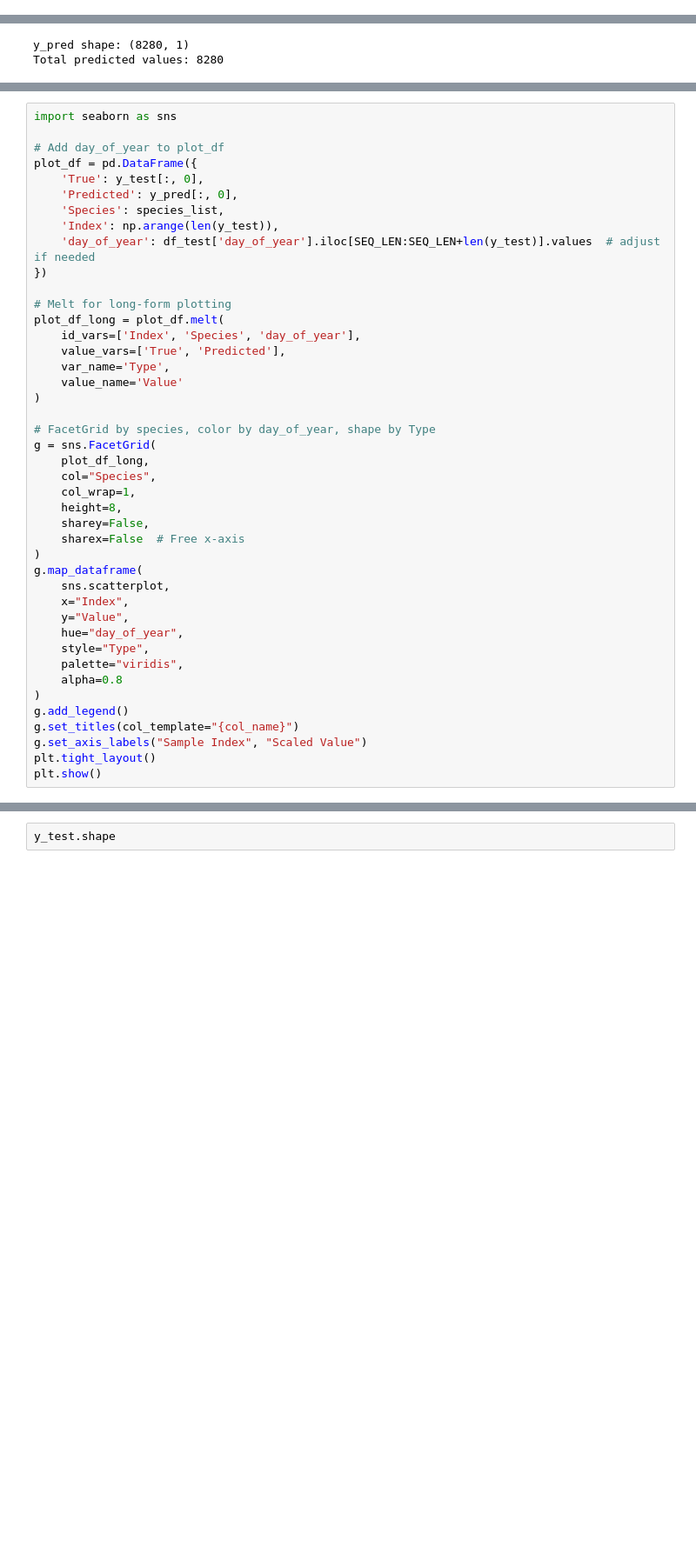
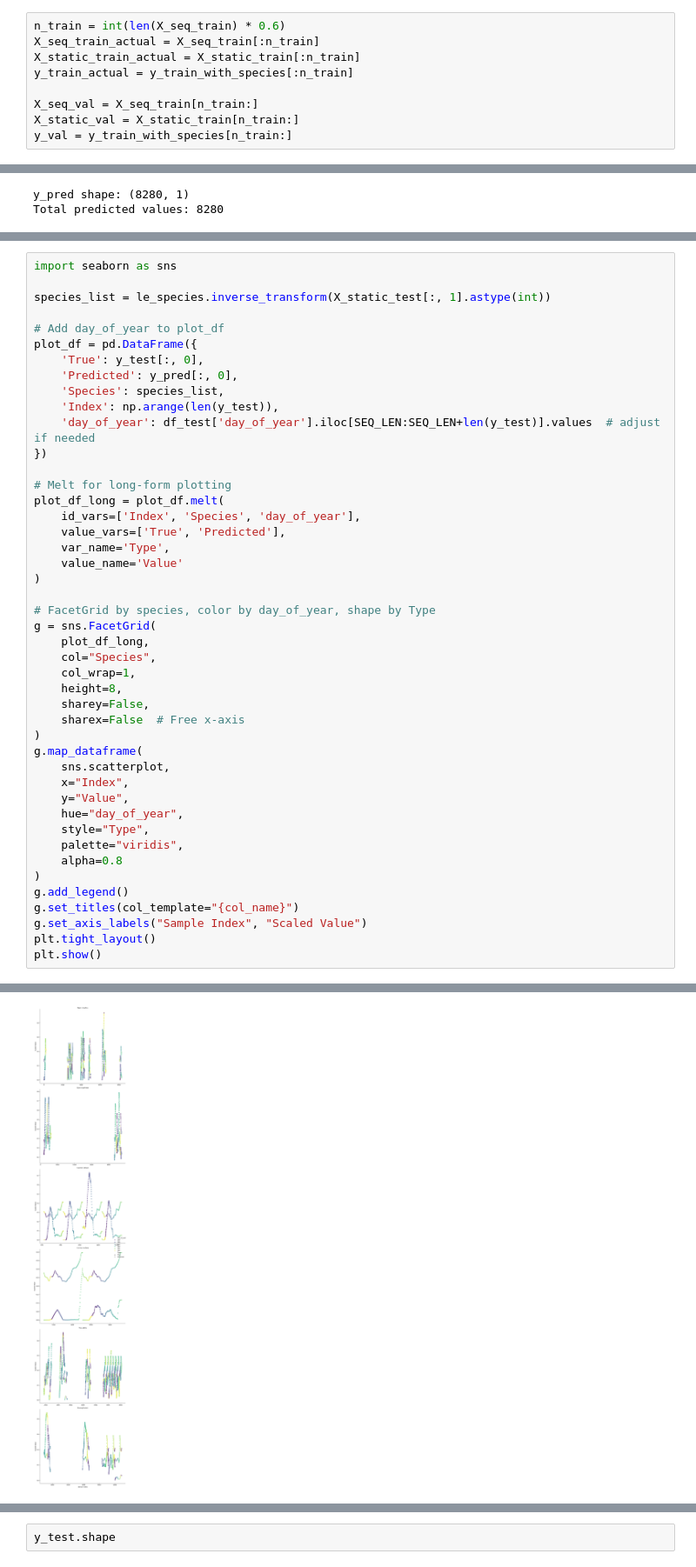
Before and after one commit to salomes97/Tree-Water-Deficit-Private, a Jupyter notebook: Transformer_Timeseries_Forecasting.ipynb, the cells around one changed output, grey strips where cells are left out. Shown at 87% size. Drawn from its saved outputs; the diff is of its cells as text; blank space fills up the shorter version.

```diff
--- a/Transformer_Timeseries_Forecasting.ipynb
+++ b/Transformer_Timeseries_Forecasting.ipynb
@@ -576,3 +674,12 @@ array([[np.int64(0), np.int64(2), np.float64(0.30634938285332924),
+# %%
+n_train = int(len(X_seq_train) * 0.6)
+X_seq_train_actual = X_seq_train[:n_train]
+X_static_train_actual = X_static_train[:n_train]
+y_train_actual = y_train_with_species[:n_train]
+
+X_seq_val = X_seq_train[n_train:]
+X_static_val = X_static_train[n_train:]
+y_val = y_train_with_species[n_train:]
 # %%
 fit_model = True  # Set to False to load the model instead of fitting
 
@@ -928,5 +1080,7 @@ plt.show()
 # %%
 import seaborn as sns
+
+species_list = le_species.inverse_transform(X_static_test[:, 1].astype(int))
 
 # Add day_of_year to plot_df
 plot_df = pd.DataFrame({
@@ -972,0 +1126 @@ NameError: name 'species_list' is not defined
+[figure, added]
```
Also changed, not shown: parts of 29 cells of this notebook.
